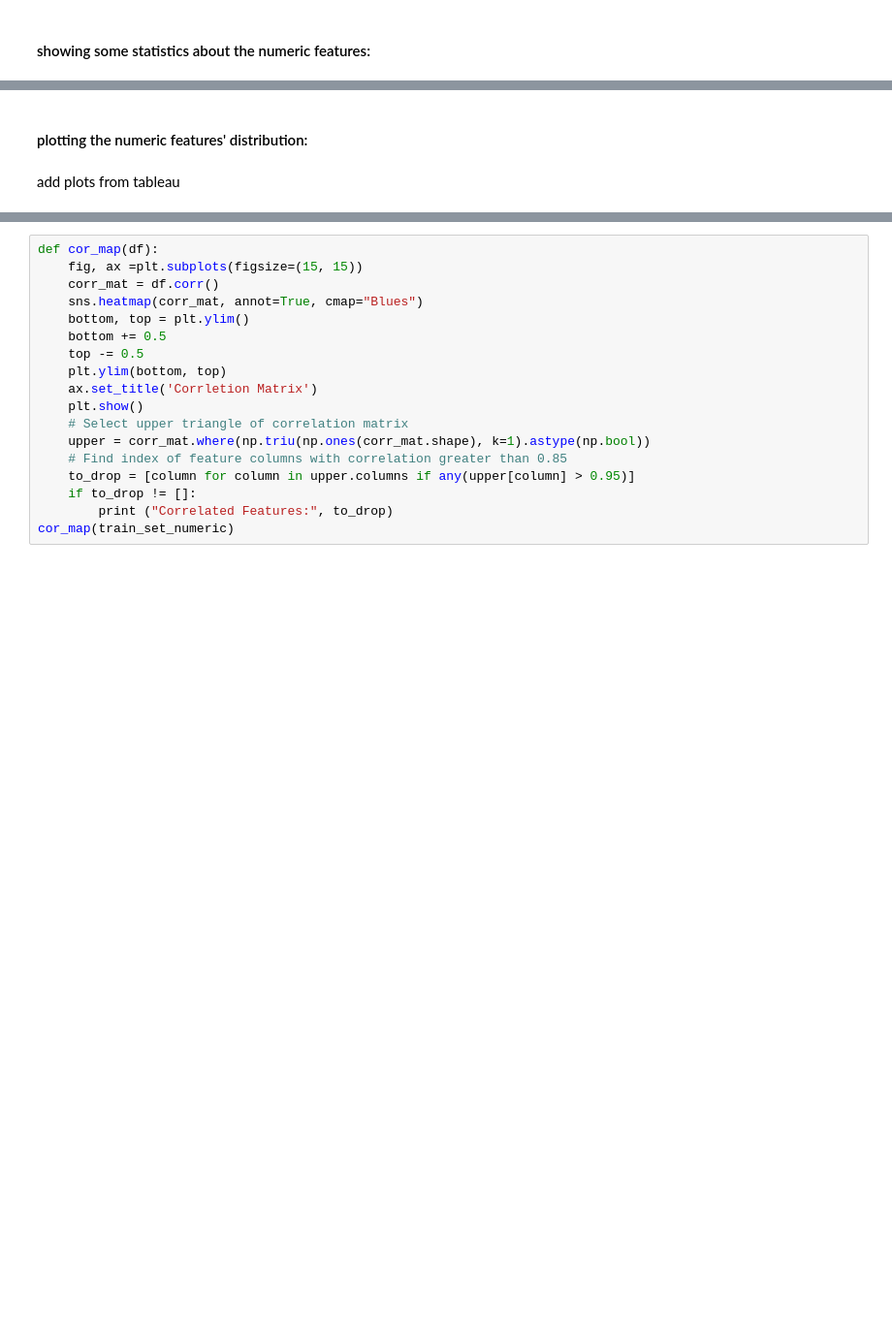
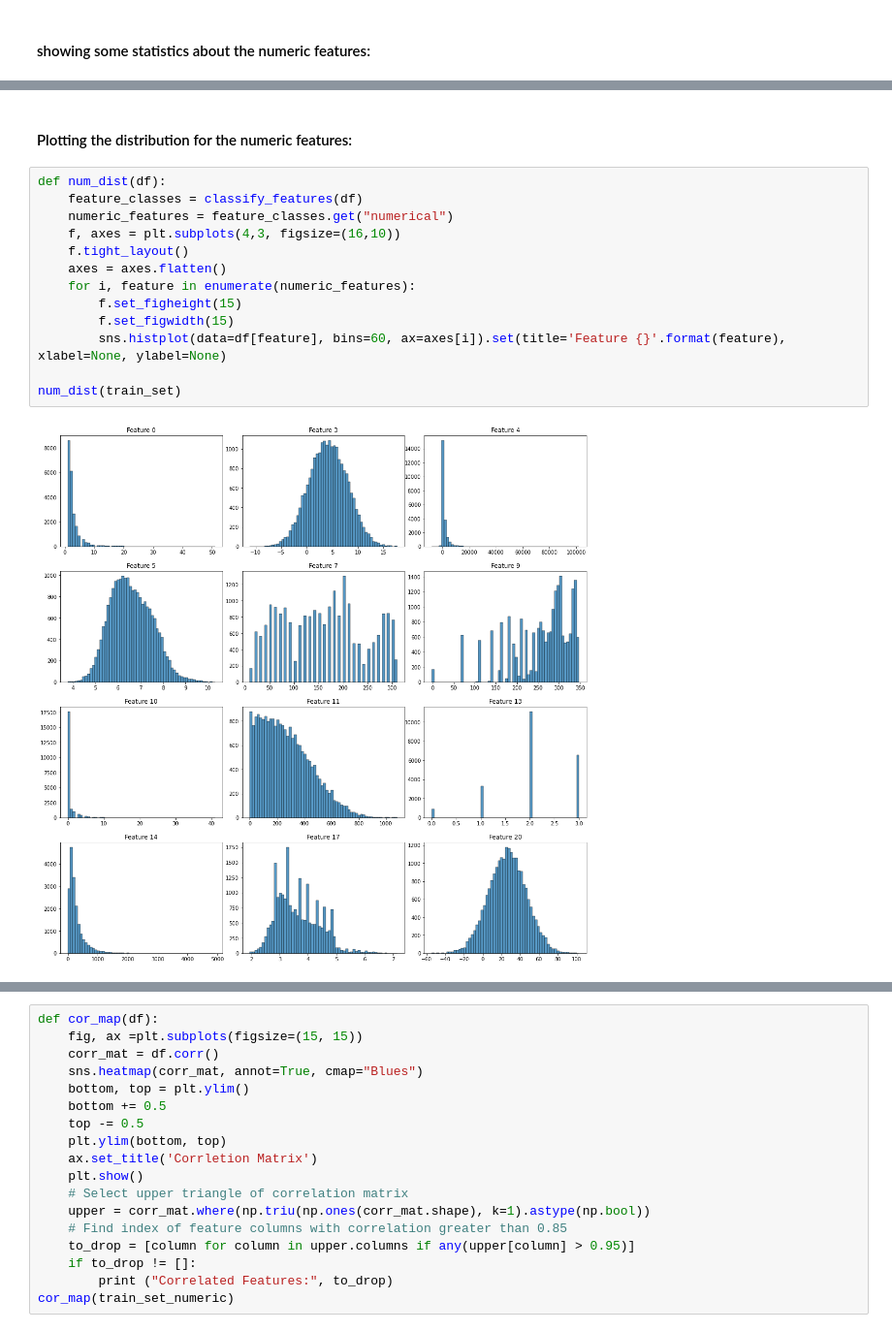
Before and after one commit to BensGith/G2-MachineLearning, a Jupyter notebook: G2-JUPY.ipynb, the cells around one changed output, grey strips where cells are left out. Shown at 97% size. Saved outputs shown, nothing was run; the diff lists cells and outputs as text; blank space fills up the shorter version.

```diff
--- a/G2-JUPY.ipynb
+++ b/G2-JUPY.ipynb
@@ -214,5 +223,18 @@ train_set_numeric.describe()
 # %% [markdown]
-#### plotting the numeric features' distribution:
+#### Plotting the distribution for the numeric features:
-# %% [markdown]
-add plots from tableau
+# %%
+def num_dist(df):
+    feature_classes = classify_features(df)
+    numeric_features = feature_classes.get("numerical")
+    f, axes = plt.subplots(4,3, figsize=(16,10))
+    f.tight_layout()
+    axes = axes.flatten()
+    for i, feature in enumerate(numeric_features):
+        f.set_figheight(15)
+        f.set_figwidth(15)
+        sns.histplot(data=df[feature], bins=60, ax=axes[i]).set(title='Feature {}'.format(feature), xlabel=None, ylabel=None)
+
+num_dist(train_set)
+# %% [output]
+[figure, added]
 # %% [markdown]
```
Also changed, not shown: parts of 13 cells of this notebook, 1 other file.
